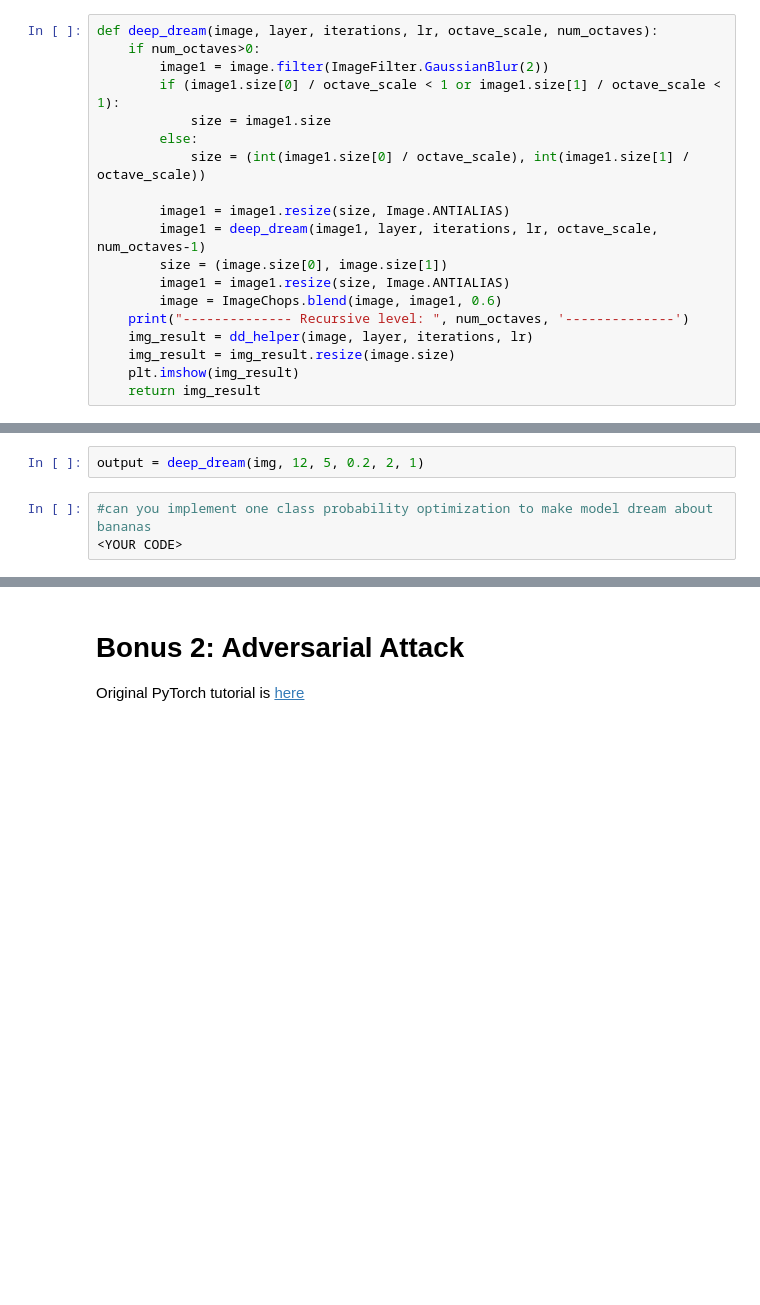
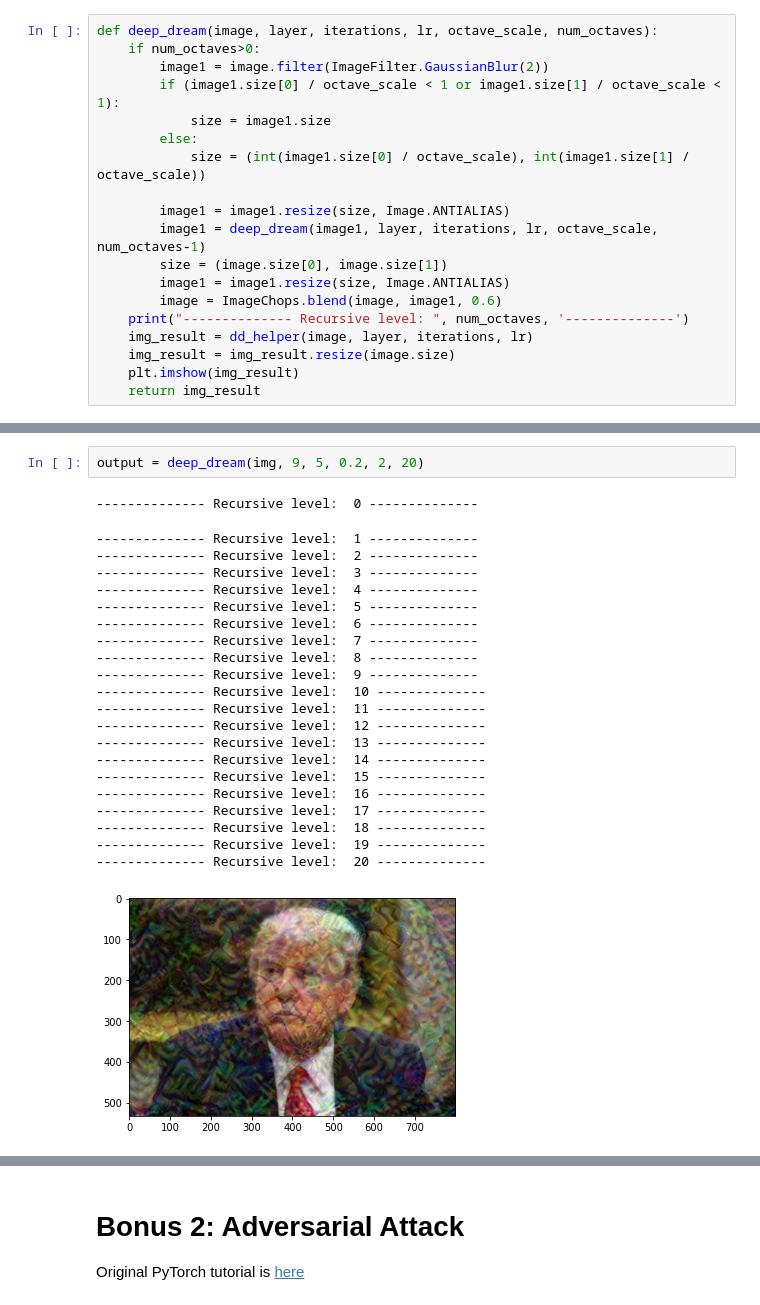
Before and after one commit to borisshapa/Practical_DL, a Jupyter notebook: seminar04-finetuning/seminar_pytorch.ipynb, the cells around one changed output, grey strips where cells are left out. Cells and saved outputs as stored; diff of their text form; blank space fills up the shorter version.

```diff
--- a/seminar04-finetuning/seminar_pytorch.ipynb
+++ b/seminar04-finetuning/seminar_pytorch.ipynb
@@ -538,5 +565,25 @@ output = deep_dream(img, 5, 5, 0.3, 2, 20)
 # %%
-output = deep_dream(img, 12, 5, 0.2, 2, 1)
+output = deep_dream(img, 9, 5, 0.2, 2, 20)
+# %% [output]
+-------------- Recursive level:  0 --------------
+-------------- Recursive level:  1 --------------
+-------------- Recursive level:  2 --------------
+-------------- Recursive level:  3 --------------
+-------------- Recursive level:  4 --------------
+-------------- Recursive level:  5 --------------
+-------------- Recursive level:  6 --------------
+-------------- Recursive level:  7 --------------
+-------------- Recursive level:  8 --------------
+-------------- Recursive level:  9 --------------
+-------------- Recursive level:  10 --------------
+-------------- Recursive level:  11 --------------
+-------------- Recursive level:  12 --------------
+-------------- Recursive level:  13 --------------
+-------------- Recursive level:  14 --------------
+-------------- Recursive level:  15 --------------
+-------------- Recursive level:  16 --------------
+-------------- Recursive level:  17 --------------
+-------------- Recursive level:  18 --------------
+-------------- Recursive level:  19 --------------
+-------------- Recursive level:  20 --------------
+[figure, added]
-# %%
-#can you implement one class probability optimization to make model dream about bananas
-<YOUR CODE>
```
Also changed, not shown: parts of 8 cells of this notebook.
